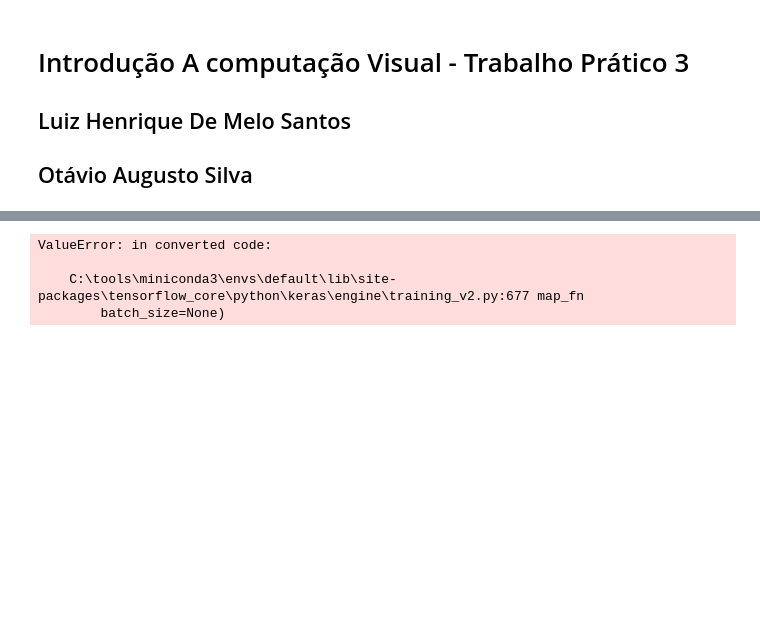
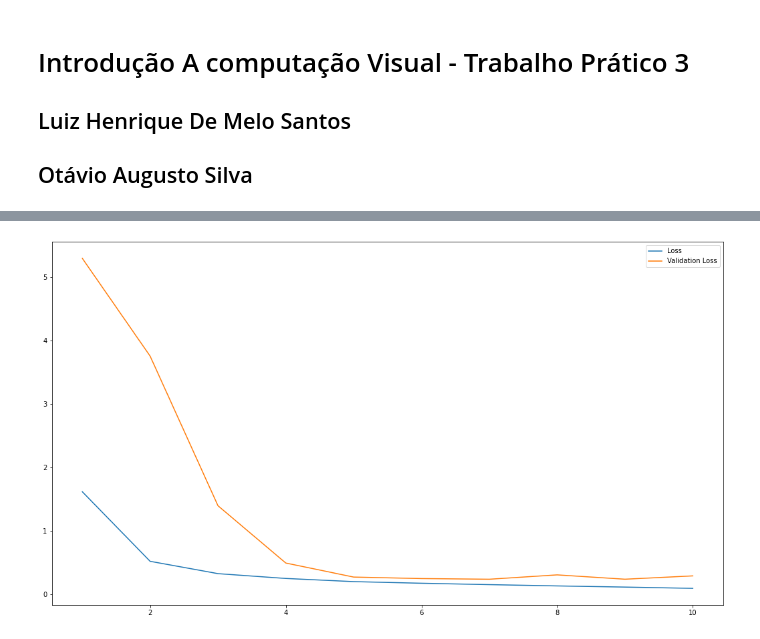
Before and after one commit to otavio-silva/ICV-TP3, a Jupyter notebook: TP.ipynb, the cells around one changed output, grey strips where cells are left out. Cells and saved outputs as stored; diff of their text form; code cells hidden in the pictures; blank space fills up the shorter version.

```diff
--- a/TP.ipynb
+++ b/TP.ipynb
@@ -118,6 +111,6 @@ utils.plot_model(model)
 # %%
 model.compile(optimizer=optimizers.Adam(), loss=losses.CategoricalCrossentropy(), metrics=[metrics.CategoricalAccuracy()])
 # %%
-history = model.fit(train_dataset.batch(128), validation_data=validation_dataset.batch(128), epochs=10)
+history = model.fit(train_dataset.batch(512), validation_data=validation_dataset.batch(512), epochs=10)
 # %% [output]
 Epoch 1/10
@@ -143,7 +136,7 @@ Epoch 10/10
-# %%
-model.evaluate(test_dataset.batch(128))
-# %% [output]
-ValueError: in converted code:
-
-    C:\tools\miniconda3\envs\default\lib\site-packages\tensorflow_core\python\keras\engine\training_v2.py:677 map_fn
-        batch_size=None)
+# %%
+pyplot.figure(figsize=(18, 10))
+seaborn.lineplot(x=range(1, 11), y=history.history["loss"], label="Loss")
+seaborn.lineplot(x=range(1, 11), y=history.history["val_loss"], label="Validation Loss")
+pyplot.show()
+# %% [output]
+[figure, added]
```
Also changed, not shown: parts of 13 cells of this notebook.
